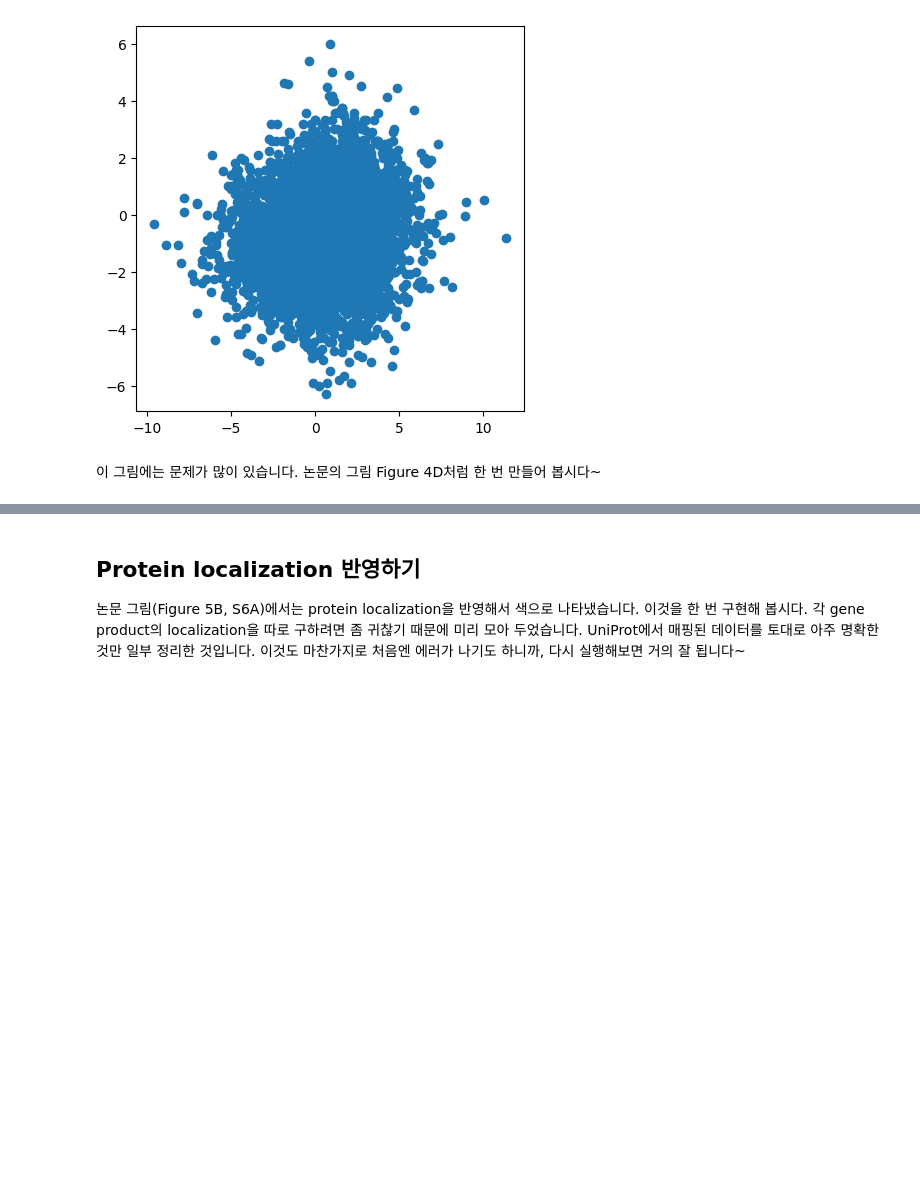
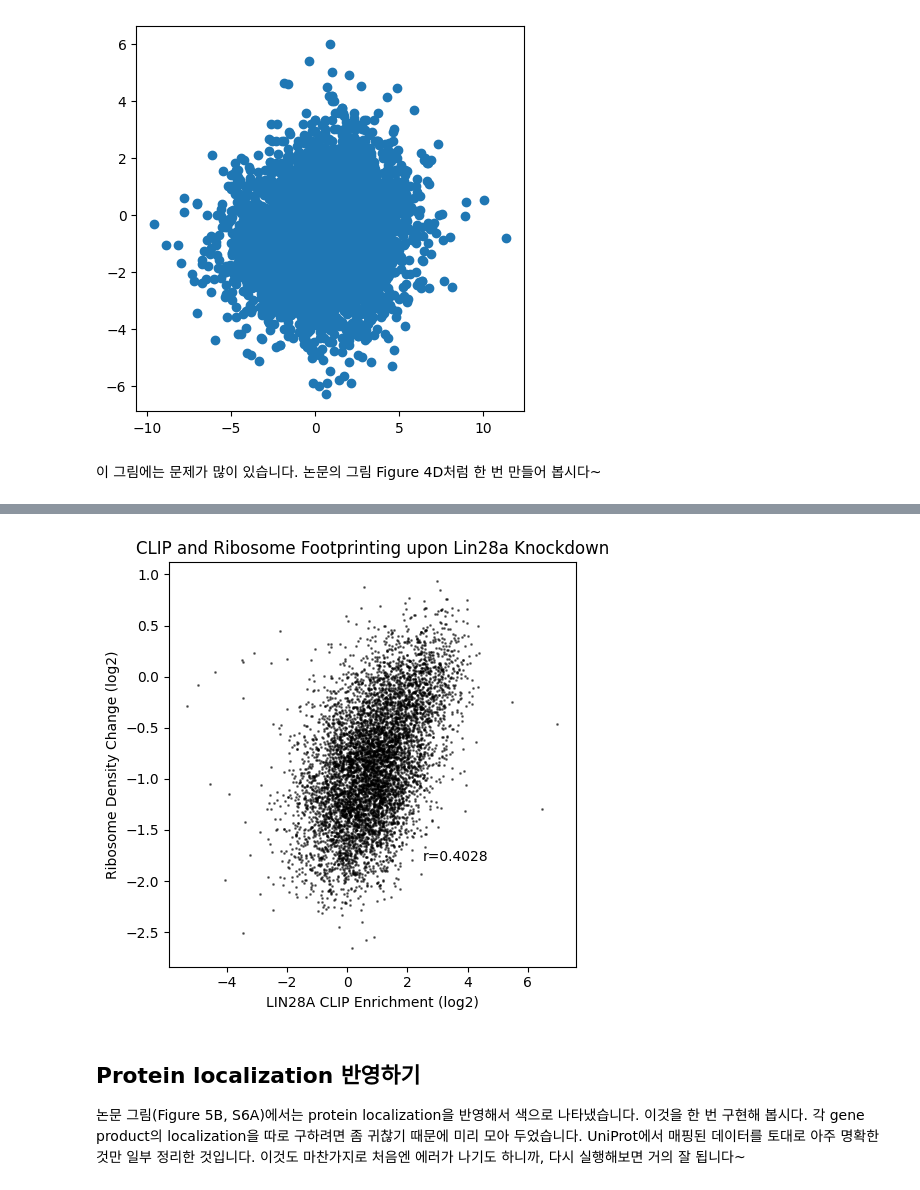
Before and after one commit to JeonSHyun/25-1-SNU-Bioinfo1, a Jupyter notebook: CoLab_TermProj_2025_1.ipynb, the cells around one changed output, grey strips where cells are left out. Drawn from its saved outputs; the diff is of its cells as text; code cells hidden in the pictures; blank space fills up the shorter version.

```diff
--- a/CoLab_TermProj_2025_1.ipynb
+++ b/CoLab_TermProj_2025_1.ipynb
@@ -327,3 +283,61 @@ Text(0, 0.5, 'Ribosome density change upon Lin28a knockdown (log2)')
+# %%
+cnts_ = cnts.copy()
+
+# 데이터 필터링: Ribosome footprinting 데이터에서 80 미만인 전사체는 제외
+cnts_ = cnts_[(cnts_['RPF-siLuc.bam'] > 80) & (cnts_['RPF-siLin28a.bam'] > 80)]
+
+# RNA-seq 데이터에서 30 미만인 전사체는 제외
+cnts_ = cnts_[(cnts_['CLIP-35L33G.bam'] > 30) &
+              (cnts_['RNA-control.bam'] > 30) &
+              (cnts_['RNA-siLin28a.bam'] > 30) &
+              (cnts_['RNA-siLuc.bam'] > 30)]
+
+# 리보솜 밀도 계산 (로그 변환 전)
+cnts_['ribosome_density_siLuc'] = cnts_['RPF-siLuc.bam'] / cnts_['RNA-siLuc.bam']
+cnts_['ribosome_density_siLin28a'] = cnts_['RPF-siLin28a.bam'] / cnts_['RNA-siLin28a.bam']
+
+# 정규화: 각 샘플의 총 read 수로 나누기
+siLuc_reads = cnts_['RPF-siLuc.bam'].sum() + cnts_['RNA-siLuc.bam'].sum()
+siLin28a_reads = cnts_['RPF-siLin28a.bam'].sum() + cnts_['RNA-siLin28a.bam'].sum()
+
+cnts_['ribosome_density_siLuc'] /= siLuc_reads
+cnts_['ribosome_density_siLin28a'] /= siLin28a_reads
+
+# 로그 변환 (0 및 음수 값이 있는 경우 NaN 처리)
+cnts_['ribosome_density_siLuc'] = np.log2(cnts_['ribosome_density_siLuc'].replace(0, np.nan))
+cnts_['ribosome_density_siLin28a'] = np.log2(cnts_['ribosome_density_siLin28a'].replace(0, np.nan))
+
+# 밀도 변화 계산 (로그 차이 계산)
+cnts_['rden_change'] = cnts_['ribosome_density_siLin28a'] - cnts_['ribosome_density_siLuc']
+
+# CLIP enrichment 계산
+cnts_['clip_enrichment'] = np.log2(cnts_['CLIP-35L33G.bam'] / cnts_['RNA-control.bam'])
+
+# 데이터 필터링 (NaN 및 inf 값 처리)
+cnts_ = cnts_.replace([np.inf, -np.inf], np.nan).dropna(subset=['clip_enrichment', 'rden_change'])
+
+# 상관계수 계산
+corr = np.corrcoef(cnts_['clip_enrichment'], cnts_['rden_change'])[0, 1]
+
+# 산점도 시각화
+fig, ax = plt.subplots(figsize=(5, 5))
+ax.scatter(cnts_['clip_enrichment'], cnts_['rden_change'], c='black', s=1, alpha=0.5)
+
+# ax.set_xlim(-6, 4)
+# ax.set_ylim(-2, 2)
+
+# 상관계수 텍스트 추가
+# ax.text(x=2.5, y=-1.8, s=f'r = {corr:.4f}', fontsize=10)
+ax.text(x=2.5, y=-1.8, s='r=0.4028', fontsize=10)
+
+ax.set_title('CLIP and Ribosome Footprinting upon Lin28a Knockdown')
+ax.set_xlabel('LIN28A CLIP Enrichment (log2)')
+ax.set_ylabel('Ribosome Density Change (log2)')
+
+plt.tight_layout()
+plt.show()
+# %% [output]
+[figure, added]
 # %% [markdown]
 ## Protein localization 반영하기
 
```
Also changed, not shown: parts of 2 cells of this notebook.
